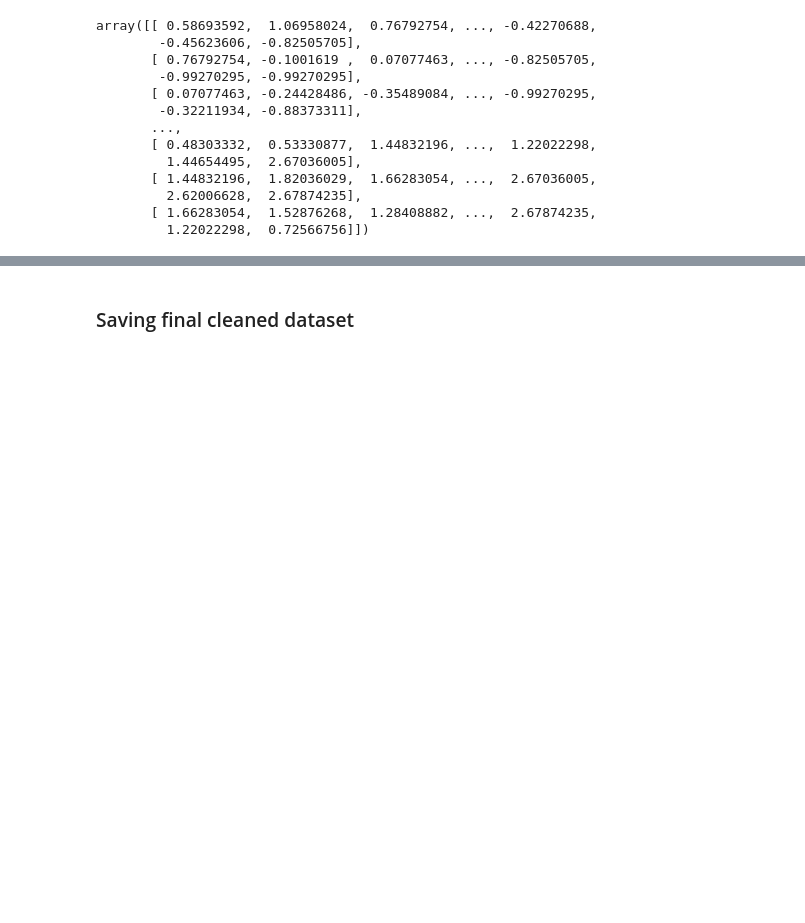
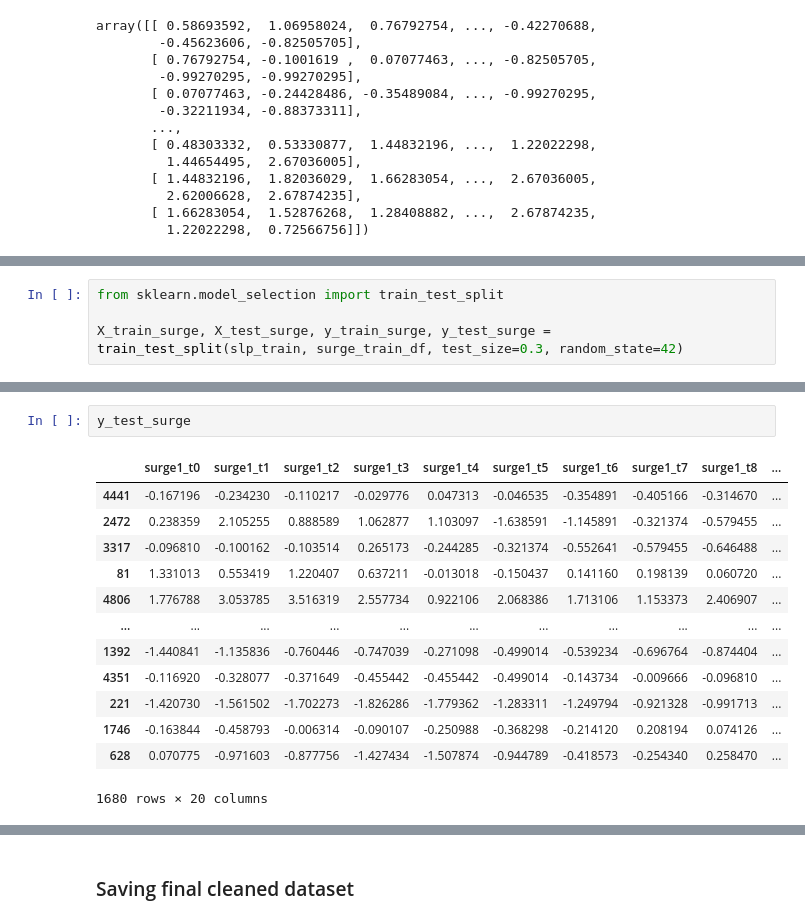
Before and after one commit to oumeima-elgharbi/ChallengeData_CanYouPredictTheTide, a Jupyter notebook: preprocess.ipynb, the cells around one changed output, grey strips where cells are left out. Saved outputs shown, nothing was run; the diff lists cells and outputs as text; blank space fills up the shorter version.

```diff
--- a/preprocess.ipynb
+++ b/preprocess.ipynb
@@ -68,0 +158,4 @@ array([[ 0.58693592,  1.06958024,  0.76792754, ..., -0.42270688,
+# %%
+from sklearn.model_selection import train_test_split
+
+X_train_surge, X_test_surge, y_train_surge, y_test_surge = train_test_split(slp_train, surge_train_df, test_size=0.3, random_state=42)
@@ -68,0 +194,16 @@ array([[ 0.58693592,  1.06958024,  0.76792754, ..., -0.42270688,
+# %%
+y_test_surge
+# %% [output]
+|  | surge1_t0 | surge1_t1 | surge1_t2 | surge1_t3 | surge1_t4 | surge1_t5 | surge1_t6 | surge1_t7 | surge1_t8 | ... |
+| 4441 | -0.167196 | -0.234230 | -0.110217 | -0.029776 | 0.047313 | -0.046535 | -0.354891 | -0.405166 | -0.314670 | ... |
+| 2472 | 0.238359 | 2.105255 | 0.888589 | 1.062877 | 1.103097 | -1.638591 | -1.145891 | -0.321374 | -0.579455 | ... |
+| 3317 | -0.096810 | -0.100162 | -0.103514 | 0.265173 | -0.244285 | -0.321374 | -0.552641 | -0.579455 | -0.646488 | ... |
+| 81 | 1.331013 | 0.553419 | 1.220407 | 0.637211 | -0.013018 | -0.150437 | 0.141160 | 0.198139 | 0.060720 | ... |
+| 4806 | 1.776788 | 3.053785 | 3.516319 | 2.557734 | 0.922106 | 2.068386 | 1.713106 | 1.153373 | 2.406907 | ... |
+| ... | ... | ... | ... | ... | ... | ... | ... | ... | ... | ... |
+| 1392 | -1.440841 | -1.135836 | -0.760446 | -0.747039 | -0.271098 | -0.499014 | -0.539234 | -0.696764 | -0.874404 | ... |
+| 4351 | -0.116920 | -0.328077 | -0.371649 | -0.455442 | -0.455442 | -0.499014 | -0.143734 | -0.009666 | -0.096810 | ... |
+| 221 | -1.420730 | -1.561502 | -1.702273 | -1.826286 | -1.779362 | -1.283311 | -1.249794 | -0.921328 | -0.991713 | ... |
+| 1746 | -0.163844 | -0.458793 | -0.006314 | -0.090107 | -0.250988 | -0.368298 | -0.214120 | 0.208194 | 0.074126 | ... |
+| 628 | 0.070775 | -0.971603 | -0.877756 | -1.427434 | -1.507874 | -0.944789 | -0.418573 | -0.254340 | 0.258470 | ... |
+1680 rows × 20 columns
```
Also changed, not shown: parts of 53 cells of this notebook, 3 other files.
